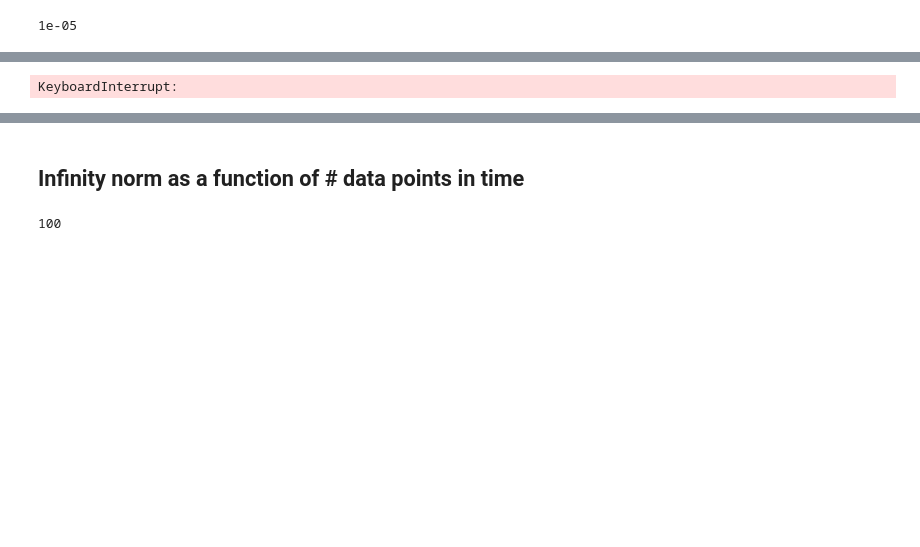
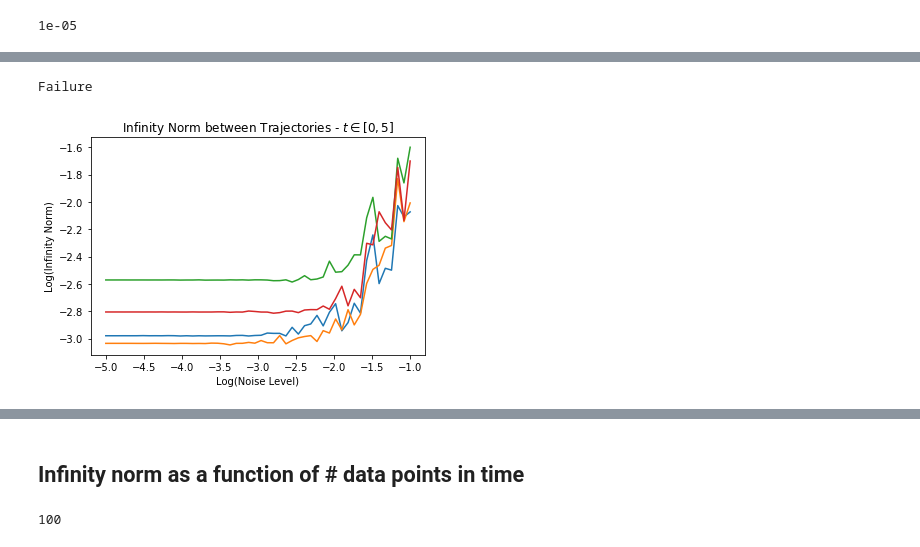
Before and after one commit to alexanderwhatley/am_205_final_project, a Jupyter notebook: Richard's Notebook.ipynb, the cells around one changed output, grey strips where cells are left out. Drawn from its saved outputs; the diff is of its cells as text; code cells hidden in the pictures; blank space fills up the shorter version.

```diff
--- a/Richard's Notebook.ipynb
+++ b/Richard's Notebook.ipynb
@@ -150,55 +281,57 @@ true_a = np.array([[1, 1.09, 1.52, 0],
 # %%
 r = true_r.copy()
 a = true_a.copy()
-t = np.linspace(0, 100, 20000)
-noise_level = np.logspace(-5, -1, 100)
-diff = []
+t = np.linspace(0, 5, 100)
+
 initials = [[] for _ in range(10)]
 for i in range(10):
     total = 0
+    # get working starting conditions
     while total < 5:
-        x0 = np.random.uniform(-2, 2, 4)
-        x_temp, dx_temp = Lotka_Volterra(x0, r, a, t)
-        if np.max(np.abs(x_temp)) > 10 or np.any(np.isnan(x_temp)) or np.all(x_temp == 0):
+        x0 = np.random.uniform(0, 1, 4)
+        x_t, dx_t = Lotka_Volterra(x0, r, a, t)
+        if (np.max(np.abs(x_t)) > 1 or np.any(np.isnan(x_t)) or np.all(x_temp == 0)):
             continue
         total += 1
         initials[i].append(x0)
 
-for noise in noise_level:
-    noise_diff = []
+diff = []
+noise_levels = np.logspace(-5, -1, 50)
+for noise in noise_levels:
+    tmp_diff = []
+    i = 0
     print(noise)
-    i = 0
-    noise = 0
-    while i < 10:
-        x, dx = [], []
+    for i in range(10):
+        x_cat, dx_cat = [], []
         for x0 in initials[i]:
-            r_p = r + np.random.normal(0, noise, r.shape)
-            a_p = a + np.random.normal(0, noise, a.shape)
-#             print("r noise with init cond {}".format(x0), r_p - r)
-#             print("a noise with init_cond {}".format(x0), a_p - a)
-            x_temp, dx_temp = Lotka_Volterra(x0, r_p, a_p, t)
-            x.append(x_temp)
-            dx.append(dx_temp)
-
-        x, dx = np.concatenate(x), np.concatenate(dx)
+            x_t, dx_t = Lotka_Volterra(x0, r + np.random.normal(0, noise, r.shape),
+                                           a + np.random.normal(0, noise, a.shape), t)
+            x_cat.append(x_t)
+            dx_cat.append(dx_t)
+        #     plt.plot(t, x_t[:,0])
+        x, dx = np.concatenate(x_cat), np.concatenate(dx_cat)
         library = PolynomialFeatures(degree=2, include_bias=True)
         Theta = library.fit_transform(x)
         n_lib = library.n_output_features_
         A = block_diag(Theta, Theta, Theta, Theta)
         b = dx.flatten(order='F')
         shols = sindy(l1=0.01, solver='lstsq')
-        try:
-            shols.fit(A, b)
-        except:
+        shols.fit(A, b)
+        x_ident = odeint(Identified_Model, x0, t, args=(library, shols))
+        # plt.plot(x_ident[:,0], label="Inferred")
+        # plt.legend()
+        # plt.ylim([-2, 2])
+        # plt.show()
+        inf_norm = np.max(np.abs(x_ident.T - x_t.T), axis=1)
+        if (np.any(inf_norm > 10**4)):
+            print("Failure")
             continue
-
-        for idx, x0 in enumerate(initials[i]):
-            x_ident = odeint(Identified_Model, x0, t, args=(library, shols))
-#             print("Diff with init cond {}".format(idx), np.max(np.abs(x_ident.T - x_temp.T), axis=1))
-        x_ident = odeint(Identified_Model, x0, t, args=(library, shols))
-        inf_norm = np.max(np.abs(x_ident.T - x_temp.T), axis=1)
-        noise_diff.append(inf_norm)
-        i += 1
-    diff.append(np.mean(noise_diff, axis=0))
+        tmp_diff.append(inf_norm)
+    diff.append(np.mean(tmp_diff, axis=0))
+plt.plot(np.log10(noise_levels), np.log10(diff))
+plt.title('Infinity Norm between Trajectories - $t \in [0, 5]$')
+plt.xlabel('Log(Noise Level)')
+plt.ylabel('Log(Infinity Norm)')
+plt.show()
 # %% [output]
 1e-05
@@ -222 +355,2 @@ Diff with init cond 2 [ 2.21422663  2.06137093  2.85695509  1.65077737]
-KeyboardInterrupt:
+Failure
+[figure, added]
```
Also changed, not shown: parts of 16 cells of this notebook, 3 other files.
